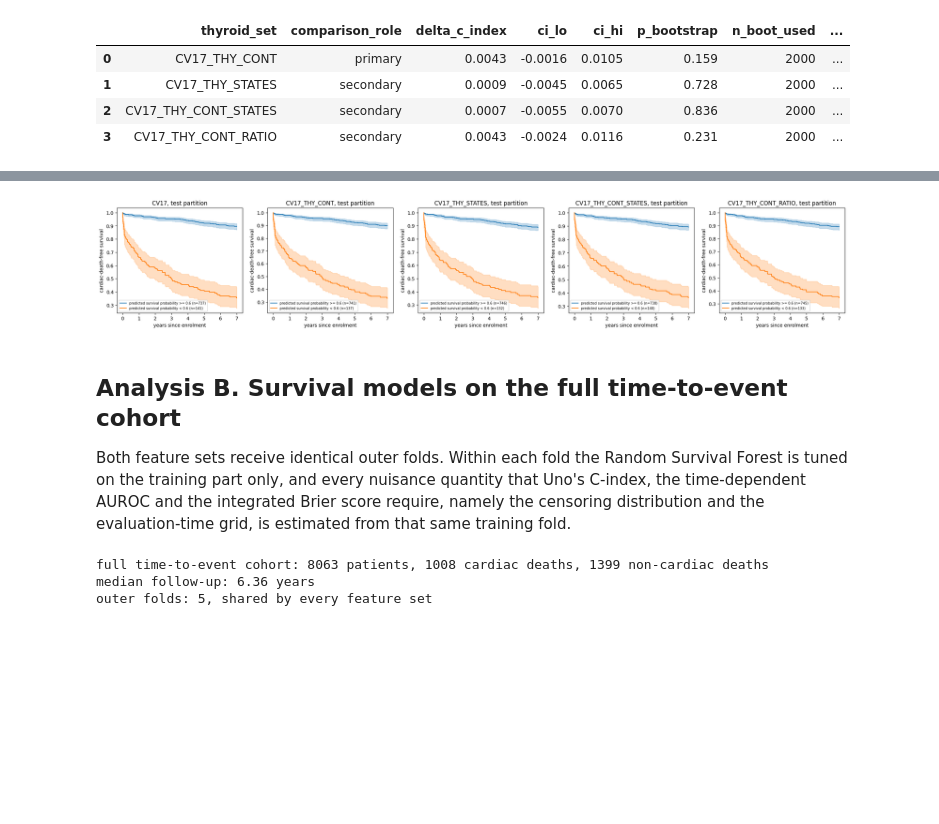
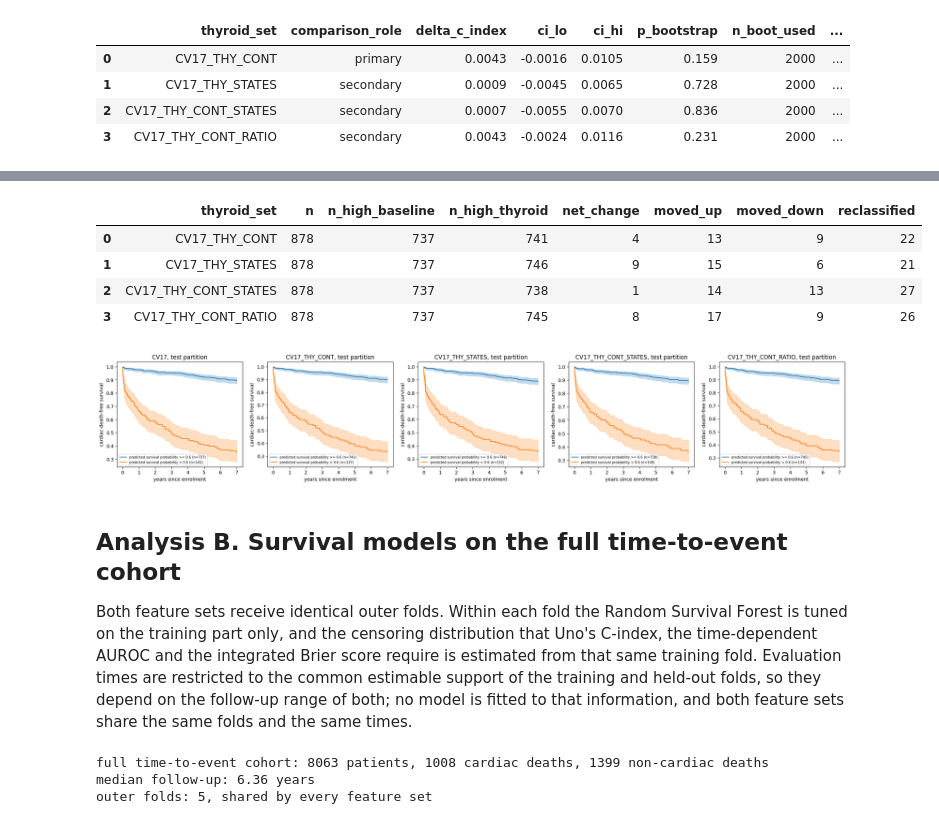
Before and after one commit to ilegul/ml4cad, a Jupyter notebook: 5_survival_analysis.ipynb, the cells around one changed output, grey strips where cells are left out. Drawn from its saved outputs; the diff is of its cells as text; code cells hidden in the pictures; blank space fills up the shorter version.

```diff
--- a/5_survival_analysis.ipynb
+++ b/5_survival_analysis.ipynb
@@ -153,3 +159,34 @@ indicator_delta.round(4)
+# %%
+rows = []
+base = frames[config.PRIMARY_BASELINE]
+for feature_set, frame in frames.items():
+    if feature_set == config.PRIMARY_BASELINE:
+        continue
+    merged = base[[config.ID_COL, "p_survive"]].merge(
+        frame[[config.ID_COL, "p_survive"]], on=config.ID_COL,
+        suffixes=("_base", "_other"), validate="one_to_one")
+    high_base = merged["p_survive_base"] >= config.PAPER_SURVIVAL_CUT
+    high_other = merged["p_survive_other"] >= config.PAPER_SURVIVAL_CUT
+    rows.append({
+        "thyroid_set": feature_set,
+        "n": len(merged),
+        "n_high_baseline": int(high_base.sum()),
+        "n_high_thyroid": int(high_other.sum()),
+        "net_change": int(high_other.sum() - high_base.sum()),
+        "moved_up": int((~high_base & high_other).sum()),
+        "moved_down": int((high_base & ~high_other).sum()),
+        "reclassified": int((high_base != high_other).sum()),
+    })
+
+reclassification = pd.DataFrame(rows)
+utils.save_result(reclassification, "indicator_reclassification")
+reclassification
+# %% [output]
+|  | thyroid_set | n | n_high_baseline | n_high_thyroid | net_change | moved_up | moved_down | reclassified |
+| 0 | CV17_THY_CONT | 878 | 737 | 741 | 4 | 13 | 9 | 22 |
+| 1 | CV17_THY_STATES | 878 | 737 | 746 | 9 | 15 | 6 | 21 |
+| 2 | CV17_THY_CONT_STATES | 878 | 737 | 738 | 1 | 14 | 13 | 27 |
+| 3 | CV17_THY_CONT_RATIO | 878 | 737 | 745 | 8 | 17 | 9 | 26 |
 # %%
 fig, axes = plt.subplots(1, len(frames), figsize=(5.5 * len(frames), 4),
                          squeeze=False)
@@ -175,10 +212,12 @@ plt.show()
 ## Analysis B. Survival models on the full time-to-event cohort
 
 Both feature sets receive identical outer folds. Within each fold the Random
-Survival Forest is tuned on the training part only, and every nuisance quantity
-that Uno's C-index, the time-dependent AUROC and the integrated Brier score
-require, namely the censoring distribution and the evaluation-time grid, is
-estimated from that same training fold.
+Survival Forest is tuned on the training part only, and the censoring
+distribution that Uno's C-index, the time-dependent AUROC and the integrated
+Brier score require is estimated from that same training fold. Evaluation times
+are restricted to the common estimable support of the training and held-out
+folds, so they depend on the follow-up range of both; no model is fitted to that
+information, and both feature sets share the same folds and the same times.
 # %%
 cohort = utils.read_frame(config.COHORT_SURVIVAL)
 cohort = surv.survival_frame(cohort, horizon=None)
```
Also changed, not shown: parts of 1 cell of this notebook, 25 other files.
